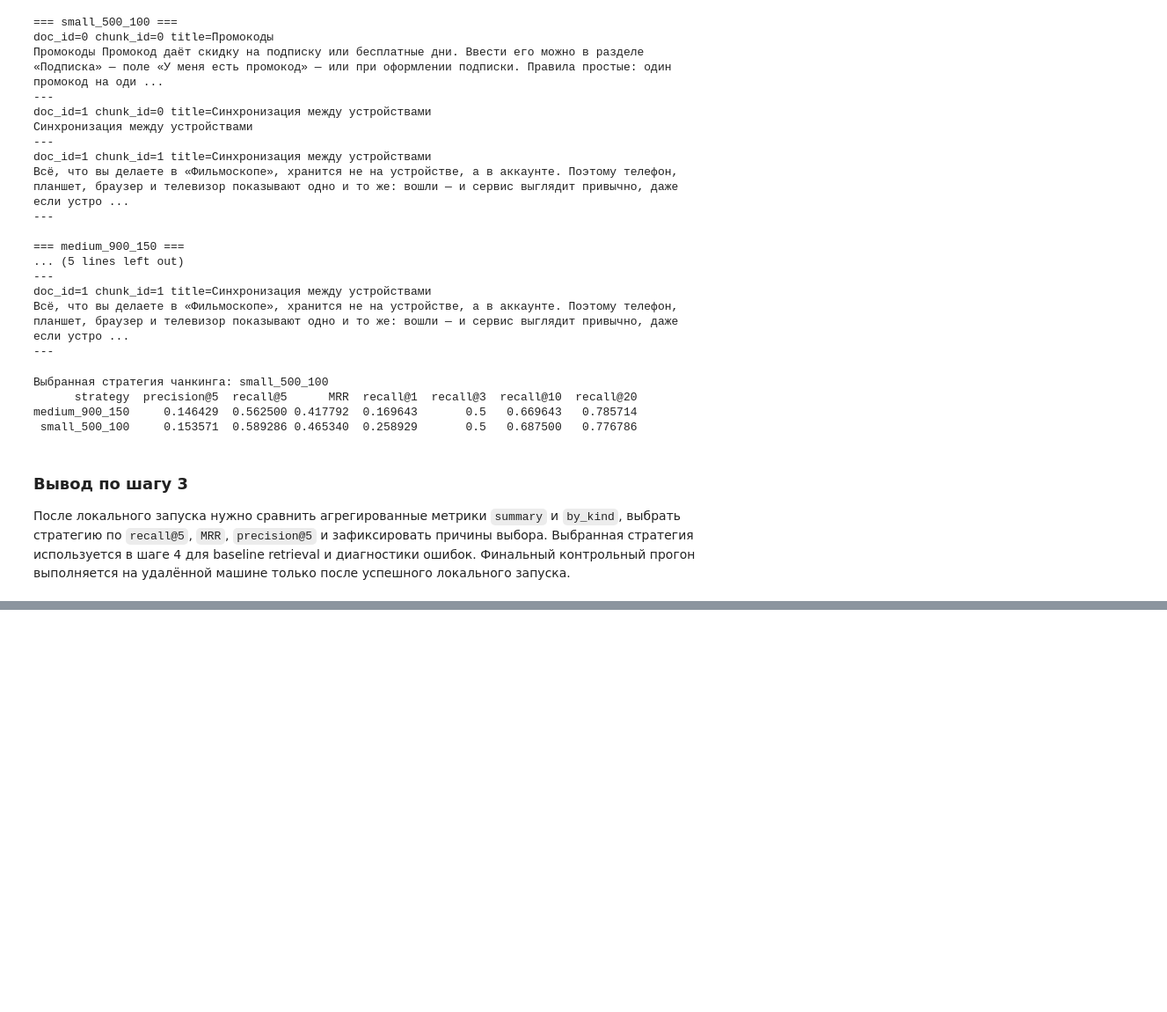
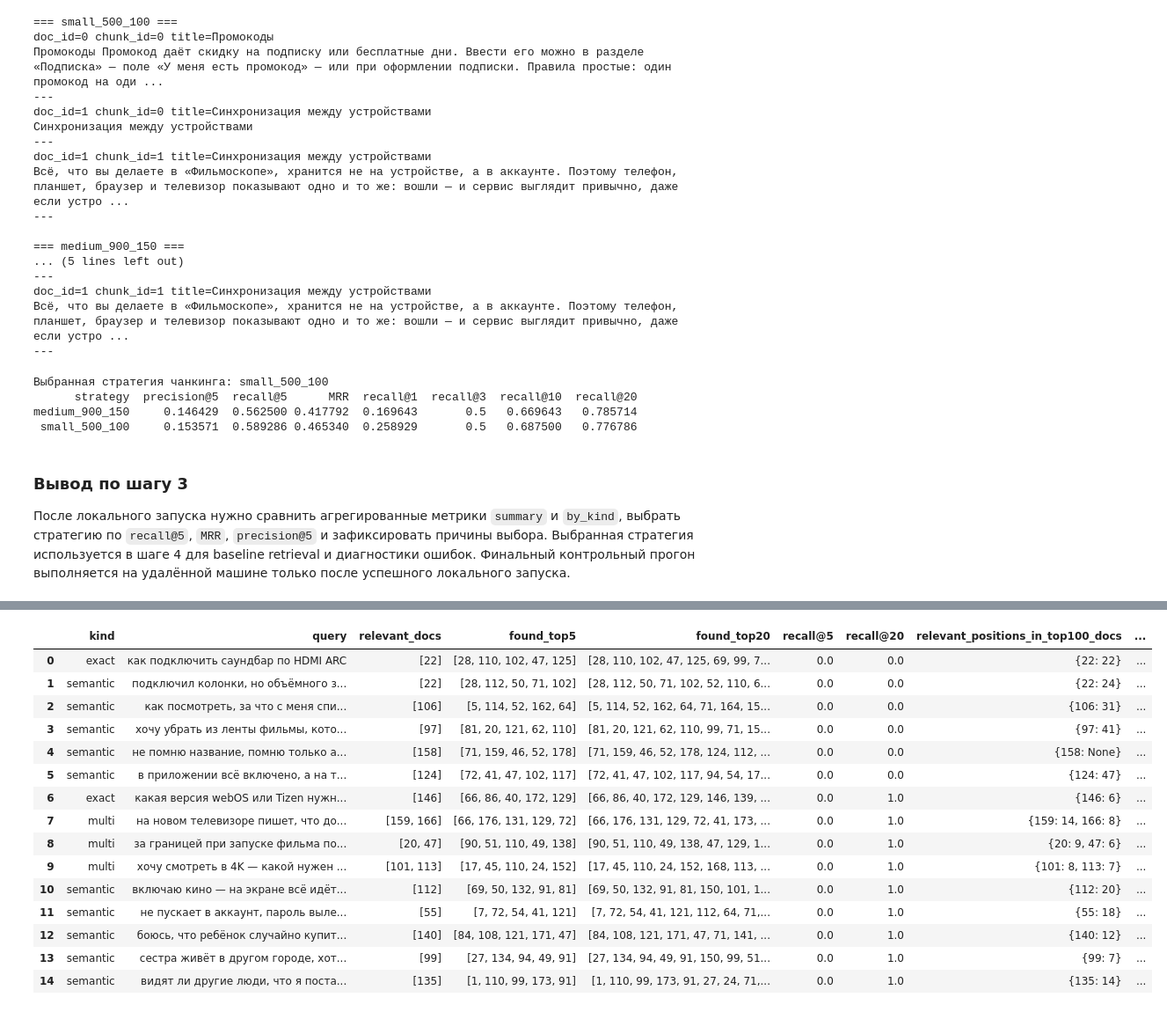
Before and after one commit to IlyaEmelin/ai-agent.rag-system2, a Jupyter notebook: filmoskop_rag.ipynb, the cells around one changed output, grey strips where cells are left out. Shown at 88% size. Saved outputs shown, nothing was run; the diff lists cells and outputs as text; code cells hidden in the pictures; blank space fills up the shorter version.

```diff
--- a/filmoskop_rag.ipynb
+++ b/filmoskop_rag.ipynb
@@ -392,0 +552,20 @@ medium_900_150     0.146429  0.562500 0.417792  0.169643       0.5   0.669643
+# %%
+score_rows = []
+for query_idx, (q, q_vec) in enumerate(eval_query_rows):
+    for hit in dense_chunk_search(selected_strategy, q_vec, chunk_k=BASELINE_CHUNK_TOP_K):
+        score_rows.append({
+            "query_idx": query_idx,
+            "kind": q["kind"],
+            "chunk_rank": hit["rank"],
+            "score": hit["score"],
+            "doc_id": hit["doc_id"],
+            "is_relevant_doc": hit["doc_id"] in set(q["relevant_docs"]),
+        })
+
+score_distribution = pd.DataFrame(score_rows)
+score_quantiles = score_distribution["score"].quantile([0.01, 0.05, 0.10, 0.25, 0.50, 0.75, 0.90, 0.95, 0.99]).reset_index()
+score_quantiles.columns = ["quantile", "score"]
+DENSE_SCORE_THRESHOLD = float(score_distribution["score"].quantile(0.10))
+
+print("Диагностический dense-score threshold p10:", round(DENSE_SCORE_THRESHOLD, 4))
+score_quantiles
@@ -392,0 +694,45 @@ medium_900_150     0.146429  0.562500 0.417792  0.169643       0.5   0.669643
+# %%
+diagnostic_variant = "dense_chunk100_doc20" if "dense_chunk100_doc20" in set(baseline_diagnostics["variant"]) else baseline_summary.iloc[0]["variant"]
+problem_rows = []
+
+for q, q_vec in eval_query_rows:
+    chunk_hits_100 = dense_chunk_search(selected_strategy, q_vec, chunk_k=100)
+    doc_hits_100 = aggregate_chunks_to_docs(chunk_hits_100, doc_k=100)
+    doc_positions = {row["doc_id"]: row["doc_rank"] for row in doc_hits_100}
+    found20 = [row["doc_id"] for row in doc_hits_100[:DOC_TOP_K]]
+    relevant = q["relevant_docs"]
+    relevant_positions = {doc_id: doc_positions.get(doc_id) for doc_id in relevant}
+    missing_relevant = [doc_id for doc_id, pos in relevant_positions.items() if pos is None]
+    below_top5 = [doc_id for doc_id, pos in relevant_positions.items() if pos is not None and pos > 5]
+    recall5 = recall_at_k(found20[:5], relevant)
+    recall20 = recall_at_k(found20[:20], relevant)
+
+    reasons = []
+    if missing_relevant:
+        reasons.append("relevant docs отсутствуют в top-100 candidate pool")
+    if below_top5:
+        reasons.append("relevant docs есть ниже top-5")
+    if q["kind"] == "semantic":
+        reasons.append("возможна сильная переформулировка запроса")
+    if q["kind"] == "exact":
+        reasons.append("dense-поиск может плохо ловить точные термины/коды")
+    if q["kind"] == "multi":
+        reasons.append("multi-запрос может требовать декомпозиции")
+
+    if recall5 < 1.0:
+        problem_rows.append({
+            "kind": q["kind"],
+            "query": q["query"],
+            "relevant_docs": relevant,
+            "found_top5": found20[:5],
+            "found_top20": found20[:20],
+            "recall@5": recall5,
+            "recall@20": recall20,
+            "relevant_positions_in_top100_docs": relevant_positions,
+            "diagnosis": "; ".join(reasons),
+        })
+
+problem_queries = pd.DataFrame(problem_rows).sort_values(["recall@5", "recall@20", "kind"]).reset_index(drop=True)
+print("Проблемных запросов с recall@5 < 1.0:", len(problem_queries))
+problem_queries.head(15)
+# %% [output]
@@ -392,0 +740,16 @@ medium_900_150     0.146429  0.562500 0.417792  0.169643       0.5   0.669643
+|  | kind | query | relevant_docs | found_top5 | found_top20 | recall@5 | recall@20 | relevant_positions_in_top100_docs | ... |
+| 0 | exact | как подключить саундбар по HDMI ARC | [22] | [28, 110, 102, 47, 125] | [28, 110, 102, 47, 125, 69, 99, 7... | 0.0 | 0.0 | {22: 22} | ... |
+| 1 | semantic | подключил колонки, но объёмного з... | [22] | [28, 112, 50, 71, 102] | [28, 112, 50, 71, 102, 52, 110, 6... | 0.0 | 0.0 | {22: 24} | ... |
+| 2 | semantic | как посмотреть, за что с меня спи... | [106] | [5, 114, 52, 162, 64] | [5, 114, 52, 162, 64, 71, 164, 15... | 0.0 | 0.0 | {106: 31} | ... |
+| 3 | semantic | хочу убрать из ленты фильмы, кото... | [97] | [81, 20, 121, 62, 110] | [81, 20, 121, 62, 110, 99, 71, 15... | 0.0 | 0.0 | {97: 41} | ... |
+| 4 | semantic | не помню название, помню только а... | [158] | [71, 159, 46, 52, 178] | [71, 159, 46, 52, 178, 124, 112, ... | 0.0 | 0.0 | {158: None} | ... |
+| 5 | semantic | в приложении всё включено, а на т... | [124] | [72, 41, 47, 102, 117] | [72, 41, 47, 102, 117, 94, 54, 17... | 0.0 | 0.0 | {124: 47} | ... |
+| 6 | exact | какая версия webOS или Tizen нужн... | [146] | [66, 86, 40, 172, 129] | [66, 86, 40, 172, 129, 146, 139, ... | 0.0 | 1.0 | {146: 6} | ... |
+| 7 | multi | на новом телевизоре пишет, что до... | [159, 166] | [66, 176, 131, 129, 72] | [66, 176, 131, 129, 72, 41, 173, ... | 0.0 | 1.0 | {159: 14, 166: 8} | ... |
+| 8 | multi | за границей при запуске фильма по... | [20, 47] | [90, 51, 110, 49, 138] | [90, 51, 110, 49, 138, 47, 129, 1... | 0.0 | 1.0 | {20: 9, 47: 6} | ... |
+| 9 | multi | хочу смотреть в 4K — какой нужен ... | [101, 113] | [17, 45, 110, 24, 152] | [17, 45, 110, 24, 152, 168, 113, ... | 0.0 | 1.0 | {101: 8, 113: 7} | ... |
+| 10 | semantic | включаю кино — на экране всё идёт... | [112] | [69, 50, 132, 91, 81] | [69, 50, 132, 91, 81, 150, 101, 1... | 0.0 | 1.0 | {112: 20} | ... |
+| 11 | semantic | не пускает в аккаунт, пароль выле... | [55] | [7, 72, 54, 41, 121] | [7, 72, 54, 41, 121, 112, 64, 71,... | 0.0 | 1.0 | {55: 18} | ... |
+| 12 | semantic | боюсь, что ребёнок случайно купит... | [140] | [84, 108, 121, 171, 47] | [84, 108, 121, 171, 47, 71, 141, ... | 0.0 | 1.0 | {140: 12} | ... |
+| 13 | semantic | сестра живёт в другом городе, хот... | [99] | [27, 134, 94, 49, 91] | [27, 134, 94, 49, 91, 150, 99, 51... | 0.0 | 1.0 | {99: 7} | ... |
+| 14 | semantic | видят ли другие люди, что я поста... | [135] | [1, 110, 99, 173, 91] | [1, 110, 99, 173, 91, 27, 24, 71,... | 0.0 | 1.0 | {135: 14} | ... |
```
Also changed, not shown: parts of 12 cells of this notebook, 1 other file.
